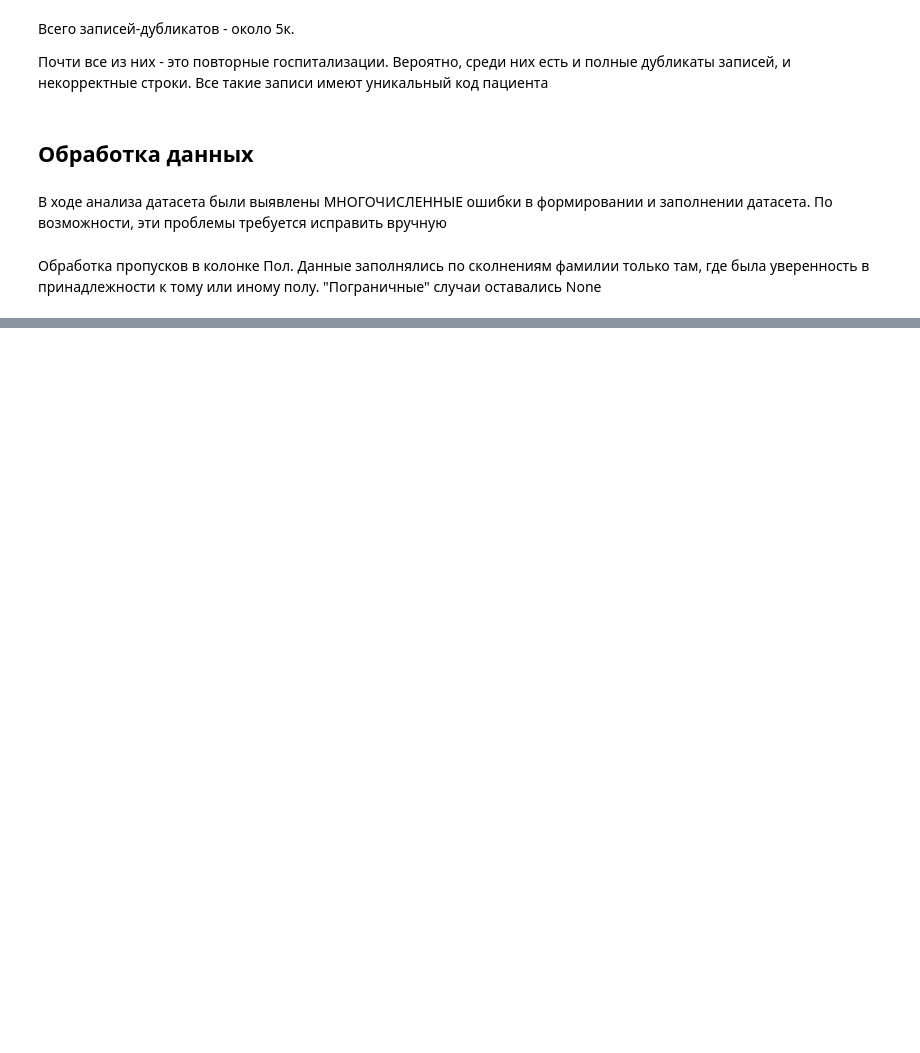
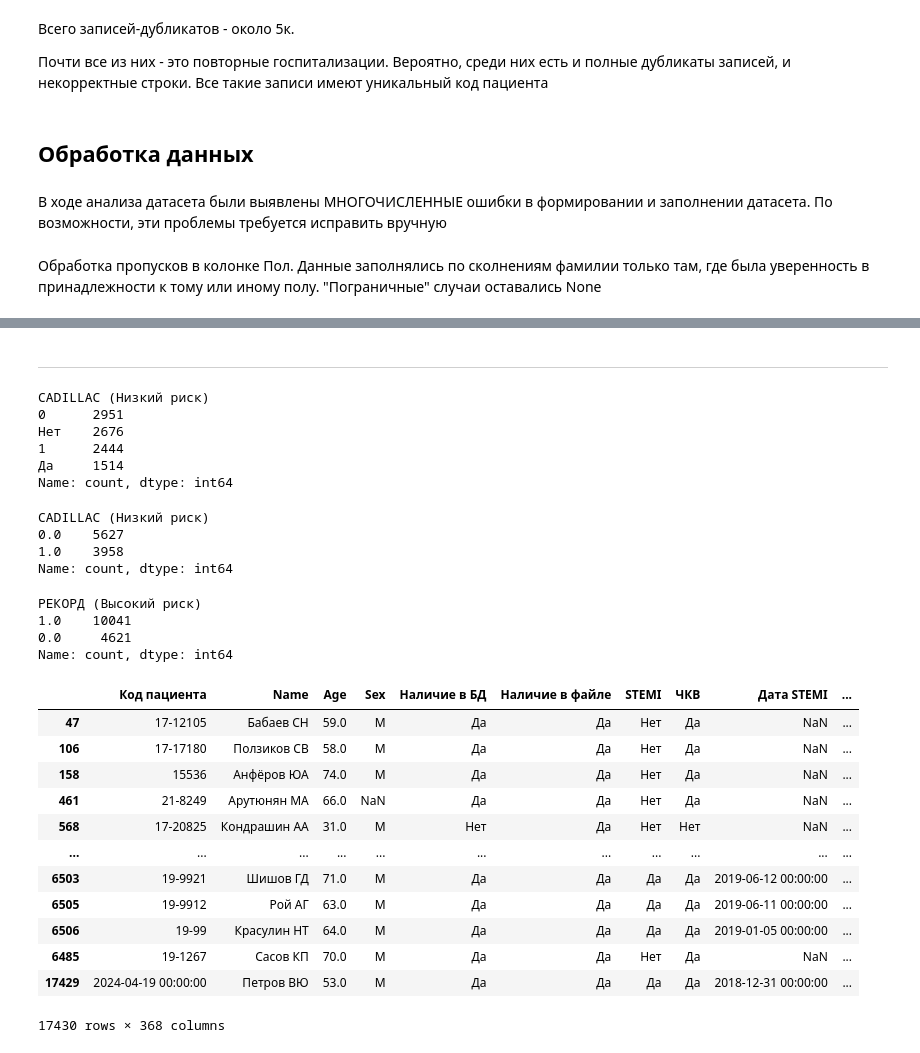
Before and after one commit to aaddssww156/phd, a Jupyter notebook: notebooks/table/data_cleaning.ipynb, the cells around one changed output, grey strips where cells are left out. Saved outputs shown, nothing was run; the diff lists cells and outputs as text; code cells hidden in the pictures; blank space fills up the shorter version.

Commit message:
Data Assenization

```diff
--- a/notebooks/table/data_cleaning.ipynb
+++ b/notebooks/table/data_cleaning.ipynb
@@ -182,0 +253,2 @@ Name: count, dtype: int64
+# %%
+table_data['MKB'] = table_data['MKB'].astype(str).str.strip().str.upper()
@@ -182,0 +363,16 @@ Name: count, dtype: int64
+# %%
+mapping = {
+    'чка': 'ЧКА',
+    'ТЛБАП со стентированием ПМЖВ.': 'ТЛБАП со стентированием ПМЖВ',
+    'реваскуляризация миокарда': 'Реваскуляризация миокарда',
+    'Чка': 'ЧКА',
+    'ТЛБАП со стентированием ПКА.': 'ТЛБАП со стентированием ПКА',
+    'ТЛБАП и стентирование ПМЖВ': 'ТЛБАП со стентированием ПМЖВ',
+    'ТЛБАП со стентированиемПМЖВ': 'ТЛБАП со стентированием ПМЖВ',
+    'Реваскуляризация': 'Реваскуляризация миокарда',
+    '?Имплантация ЭКС 460??': "-",
+    'ТЛБАП ПМЖВ.': 'ТЛБАП со стентированием ПМЖВ',
+
+}
+
+table_data['Вид операции(ИБ)(Новый)'] = table_data['Вид операции(ИБ)(Новый)'].replace(mapping)
@@ -182,0 +417,10 @@ Name: count, dtype: int64
+# %%
+# table_data['ДАД(a)'] = table_data['ДАД(a)'].astype(str).str.strip()
+# table_data['ДАД(a)'] = table_data['ДАД(a)'].astype(int)
+
+mapping = {
+    r'\80': 80,
+    r'\70': 70,
+}
+
+table_data['ДАД(a)'] = table_data['ДАД(a)'].replace(mapping)
@@ -182,0 +493,52 @@ Name: count, dtype: int64
+# %% [markdown]
+------------
+# %%
+table_data["CADILLAC (Низкий риск)"].value_counts()
+# %% [output]
+CADILLAC (Низкий риск)
+0      2951
+Нет    2676
+1      2444
+Да     1514
+Name: count, dtype: int64
+# %%
+mapping = {
+    'Нет': 0,
+    'Да': 1,
+}
+
+table_data['CADILLAC (Низкий риск)'] = table_data['CADILLAC (Низкий риск)'].replace(mapping)
+table_data['CADILLAC (Средний риск)'] = table_data['CADILLAC (Средний риск)'].replace(mapping)
+table_data['CADILLAC (Высокий риск)'] = table_data['CADILLAC (Высокий риск)'].replace(mapping)
+table_data['РЕКОРД (Низкий риск)'] = table_data['РЕКОРД (Низкий риск)'].replace(mapping)
+table_data['РЕКОРД (Высокий риск)'] = table_data['РЕКОРД (Высокий риск)'].replace(mapping)
+# %%
+table_data["CADILLAC (Низкий риск)"].value_counts()
+# %% [output]
+CADILLAC (Низкий риск)
+0.0    5627
+1.0    3958
+Name: count, dtype: int64
+# %%
+table_data["РЕКОРД (Высокий риск)"].value_counts()
+# %% [output]
+РЕКОРД (Высокий риск)
+1.0    10041
+0.0     4621
+Name: count, dtype: int64
+# %%
+table_data
+# %% [output]
+|  | Код пациента | Name | Age | Sex | Наличие в БД | Наличие в файле | STEMI | ЧКВ | Дата STEMI | ... |
+| 47 | 17-12105 | Бабаев СН | 59.0 | М | Да | Да | Нет | Да | NaN | ... |
+| 106 | 17-17180 | Ползиков СВ | 58.0 | М | Да | Да | Нет | Да | NaN | ... |
+| 158 | 15536 | Анфёров ЮА | 74.0 | М | Да | Да | Нет | Да | NaN | ... |
+| 461 | 21-8249 | Арутюнян МА | 66.0 | NaN | Да | Да | Нет | Да | NaN | ... |
+| 568 | 17-20825 | Кондрашин АА | 31.0 | М | Нет | Да | Нет | Нет | NaN | ... |
+| ... | ... | ... | ... | ... | ... | ... | ... | ... | ... | ... |
+| 6503 | 19-9921 | Шишов ГД | 71.0 | М | Да | Да | Да | Да | 2019-06-12 00:00:00 | ... |
+| 6505 | 19-9912 | Рой АГ | 63.0 | М | Да | Да | Да | Да | 2019-06-11 00:00:00 | ... |
+| 6506 | 19-99 | Красулин НТ | 64.0 | М | Да | Да | Да | Да | 2019-01-05 00:00:00 | ... |
+| 6485 | 19-1267 | Сасов КП | 70.0 | М | Да | Да | Нет | Да | NaN | ... |
+| 17429 | 2024-04-19 00:00:00 | Петров ВЮ | 53.0 | М | Да | Да | Да | Да | 2018-12-31 00:00:00 | ... |
+17430 rows × 368 columns
```
Also changed, not shown: parts of 46 cells of this notebook.
